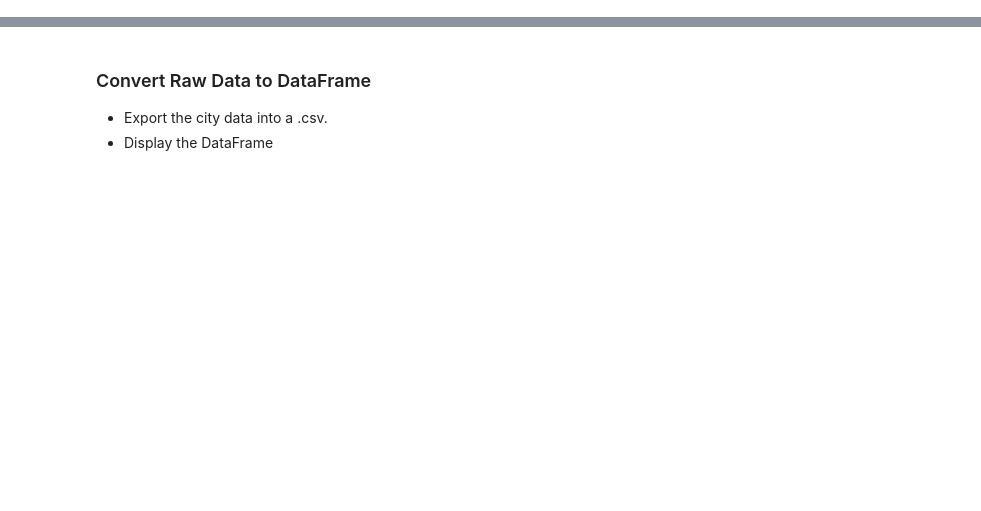
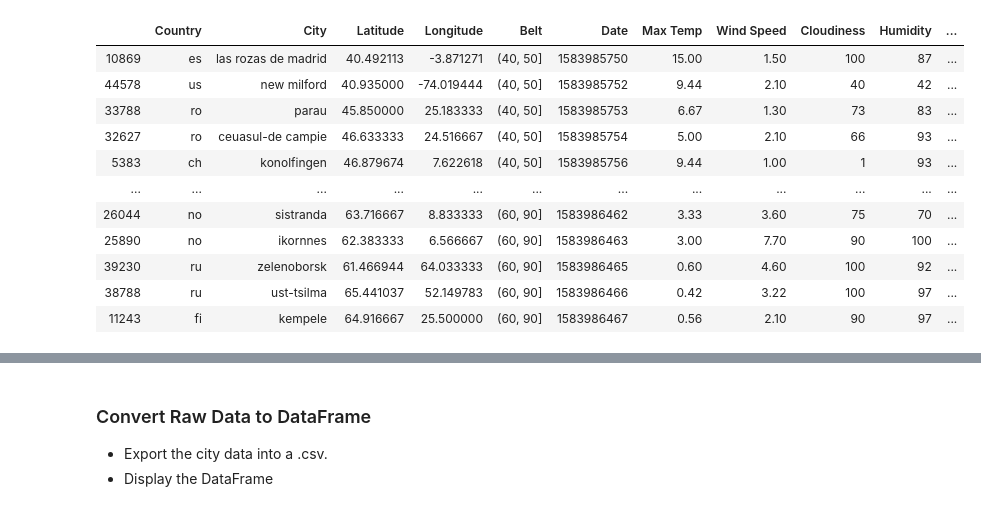
Before and after one commit to bsmirnov12/Python-API-challenge, a Jupyter notebook: WeatherPy/WeatherPy.ipynb, the cells around one changed output, grey strips where cells are left out. Drawn from its saved outputs; the diff is of its cells as text; code cells hidden in the pictures; blank space fills up the shorter version.

Commit message:
WeatherPy draft results

```diff
--- a/WeatherPy/WeatherPy.ipynb
+++ b/WeatherPy/WeatherPy.ipynb
@@ -78,0 +74,6 @@ Data Retrieval Complete
+# %%
+# Redistribution of cities by "belts"
+# I'll sample 50 cities per "belt", giving required >500 cities for further analysis
+new_latitude_bins = [-90] + [lat for lat in range(-30, 70, 10)] + [90]
+cities_df['Belt'] = pd.cut(cities_df['Latitude'], new_latitude_bins)
+cities_df['Belt'].value_counts(sort=False)
@@ -78,0 +93,11 @@ Data Retrieval Complete
+# %%
+# Check if we already have city weather data. If not, get it from OpenWeather. Otherwise, skip the next step
+try:
+    sample_cities_df = pd.read_csv(output_data_file) # no file -> exception
+    if sample_cities_df.count() < 500:               # not enough data -> exception
+        raise Exception("Not enough data.")
+    belts = []                                       # already have data -> skip the for-loop below
+    print(f"Weather data read from existing {output_data_file}. No data retrieval necessary")
+except: # no or not enough data - initialize, and proceed to the for-loop below
+    belts = cities_df['Belt'].unique()
+    sample_cities_df = pd.DataFrame()
@@ -78,0 +107,54 @@ Data Retrieval Complete
+# %%
+# Fill sample_cities_df DataFrame with sample cities data augmented with Weather data
+for belt in belts:
+
+    print(f"=== Retrieving data for cities in {belt} =============================================")
+
+    # In case OpenWeather doesn't have info for a given location, I'll give 10% slack on try count
+    tries_count = 0
+    city_count = 0
+
+    while (city_count < 50) & (tries_count < 55):
+        sample_city = cities_df.loc[cities_df['Belt'] == belt].sample(1)
+        city_idx = sample_city.index[0]
+        city_dct = sample_city.iloc[0,:].to_dict()
+
+        # Handle city collision: just try another one - there are plenty in every latitude belt
+        if city_idx in sample_cities_df.index:
+            continue
+        else:
+            tries_count +=1
+
+        try:
+            print(f"Latitudes:{belt}\tTry:{tries_count}/55\tCity:{city_count}/50\t{city_dct['Country']},{city_dct['City']}:\t\t", end='', flush=True)
+
+            time.sleep(1.1) # Limit: 60 requests per minute
+
+            query_url = weather_url + f"&lat={city_dct['Latitude']}&lon={city_dct['Longitude']}"
+            response = requests.get(query_url)
+            if response.status_code != 200:
+                raise Exception(response.text)
+
+            weather_data = response.json()
+            city_dct['Date'] = weather_data['dt']
+            city_dct['Max Temp'] = weather_data['main']['temp_max']
+            city_dct['Wind Speed'] = weather_data['wind']['speed']
+            city_dct['Cloudiness'] = weather_data['clouds']['all']
+            city_dct['Humidity'] = weather_data['main']['humidity']
+            # These two aren't actually necessary, since they are rounded up values of Latitude and Longitude from the request
+            city_dct['Lon'] = weather_data['coord']['lon']
+            city_dct['Lat'] = weather_data['coord']['lat']
+
+            # Saving the result to the DataFrame
+            sample_cities_df = sample_cities_df.append(pd.DataFrame([city_dct], index=[city_idx]))
+            city_count += 1
+
+            # Reporting
+            print("Ok")
+
+        except Exception as err:
+            # If something went wrong, print the message and keep trying
+            print(err)
+
+    print(f"=== Done {belt} === {city_count} cities in {tries_count} tries ======================================================\n")
+# %% [output]
@@ -78,0 +178,12 @@ Data Retrieval Complete
+|  | Country | City | Latitude | Longitude | Belt | Date | Max Temp | Wind Speed | Cloudiness | Humidity | ... |
+| 10869 | es | las rozas de madrid | 40.492113 | -3.871271 | (40, 50] | 1583985750 | 15.00 | 1.50 | 100 | 87 | ... |
+| 44578 | us | new milford | 40.935000 | -74.019444 | (40, 50] | 1583985752 | 9.44 | 2.10 | 40 | 42 | ... |
+| 33788 | ro | parau | 45.850000 | 25.183333 | (40, 50] | 1583985753 | 6.67 | 1.30 | 73 | 83 | ... |
+| 32627 | ro | ceuasul-de campie | 46.633333 | 24.516667 | (40, 50] | 1583985754 | 5.00 | 2.10 | 66 | 93 | ... |
+| 5383 | ch | konolfingen | 46.879674 | 7.622618 | (40, 50] | 1583985756 | 9.44 | 1.00 | 1 | 93 | ... |
+| ... | ... | ... | ... | ... | ... | ... | ... | ... | ... | ... | ... |
+| 26044 | no | sistranda | 63.716667 | 8.833333 | (60, 90] | 1583986462 | 3.33 | 3.60 | 75 | 70 | ... |
+| 25890 | no | ikornnes | 62.383333 | 6.566667 | (60, 90] | 1583986463 | 3.00 | 7.70 | 90 | 100 | ... |
+| 39230 | ru | zelenoborsk | 61.466944 | 64.033333 | (60, 90] | 1583986465 | 0.60 | 4.60 | 100 | 92 | ... |
+| 38788 | ru | ust-tsilma | 65.441037 | 52.149783 | (60, 90] | 1583986466 | 0.42 | 3.22 | 100 | 97 | ... |
+| 11243 | fi | kempele | 64.916667 | 25.500000 | (60, 90] | 1583986467 | 0.56 | 2.10 | 90 | 97 | ... |
```
Also changed, not shown: parts of 45 cells of this notebook, 14 other files.
